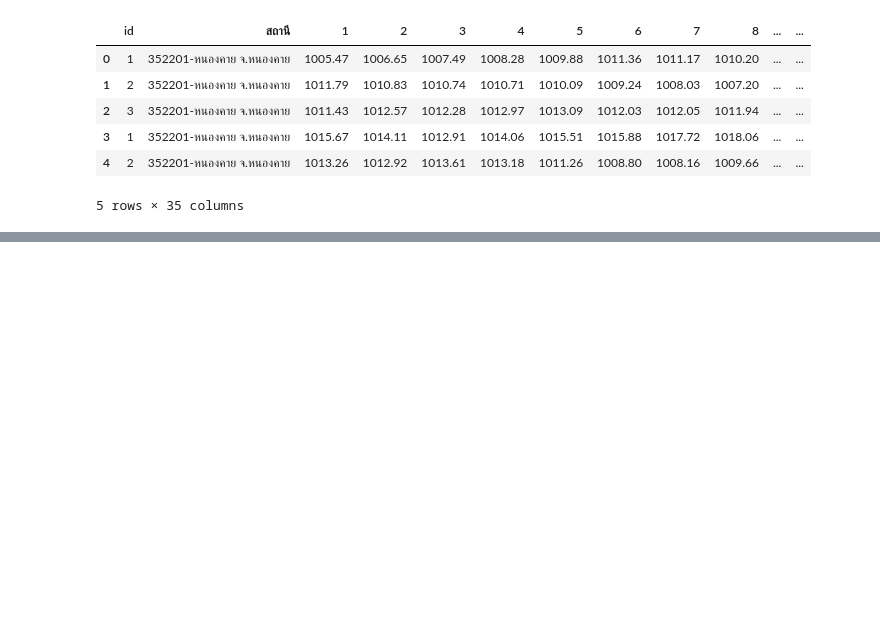
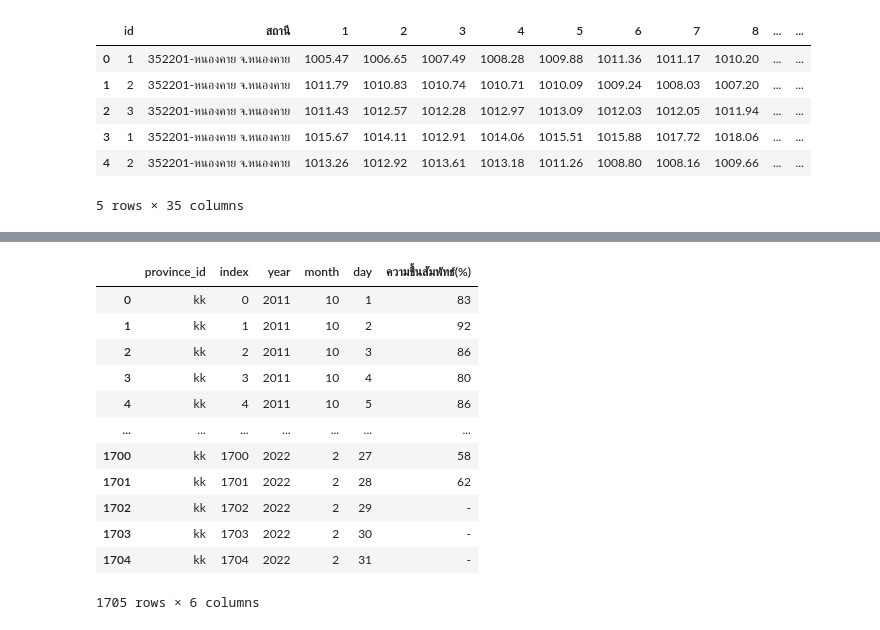
Before and after one commit to Tonry12/data_science_bootcamp_8_tonnaw, a Jupyter notebook: gistic.ipynb, the cells around one changed output, grey strips where cells are left out. Saved outputs shown, nothing was run; the diff lists cells and outputs as text; code cells hidden in the pictures; blank space fills up the shorter version.

```diff
--- a/gistic.ipynb
+++ b/gistic.ipynb
@@ -109 +128,14 @@ press_kk_in_re_de
 1705 rows × 6 columns
+# %%
+Humidity_kk.rename(columns={'Unnamed: 0' : 'id'},inplace=True)
+Humidity_kk.rename(columns={'Unnamed: 1' : 'สถานี'},inplace=True)
+Humidity_kk.rename(columns={'Unnamed: 2' : 'เดือน-ปี'},inplace=True)
+# %%
+Humidity_kk['year'] = Humidity_kk['เดือน-ปี'].dt.year
+Humidity_kk['month'] = Humidity_kk['เดือน-ปี'].dt.month
+Humidity_kk = Humidity_kk.drop(['เดือน-ปี','Unnamed: 34'], axis =1)
+# %%
+Humidity_kk_melt = Humidity_kk.set_index(['สถานี','id','year','month']).stack().reset_index()
+Humidity_kk_melt.rename(columns={'level_4' : 'day'},inplace=True)
+Humidity_kk_melt.rename(columns={0 : 'ความชื้นสัมพัทธ์(%)'},inplace=True)
+Humidity_kk_melt.head()
@@ -109,0 +149,20 @@ press_kk_in_re_de
+# %%
+Humidity_kk_melt['province_id'] = len(press_kk_melt)*['kk']
+# %%
+Humidity_kk_in = Humidity_kk_melt[['province_id','year','month','day','ความชื้นสัมพัทธ์(%)']].reset_index()
+Humidity_kk_in_re = Humidity_kk_in[['province_id','index','year','month','day','ความชื้นสัมพัทธ์(%)']]
+Humidity_kk_in_re
+# %% [output]
+|  | province_id | index | year | month | day | ความชื้นสัมพัทธ์(%) |
+| 0 | kk | 0 | 2011 | 10 | 1 | 83 |
+| 1 | kk | 1 | 2011 | 10 | 2 | 92 |
+| 2 | kk | 2 | 2011 | 10 | 3 | 86 |
+| 3 | kk | 3 | 2011 | 10 | 4 | 80 |
+| 4 | kk | 4 | 2011 | 10 | 5 | 86 |
+| ... | ... | ... | ... | ... | ... | ... |
+| 1700 | kk | 1700 | 2022 | 2 | 27 | 58 |
+| 1701 | kk | 1701 | 2022 | 2 | 28 | 62 |
+| 1702 | kk | 1702 | 2022 | 2 | 29 | - |
+| 1703 | kk | 1703 | 2022 | 2 | 30 | - |
+| 1704 | kk | 1704 | 2022 | 2 | 31 | - |
+1705 rows × 6 columns
```
Also changed, not shown: parts of 9 cells of this notebook.
